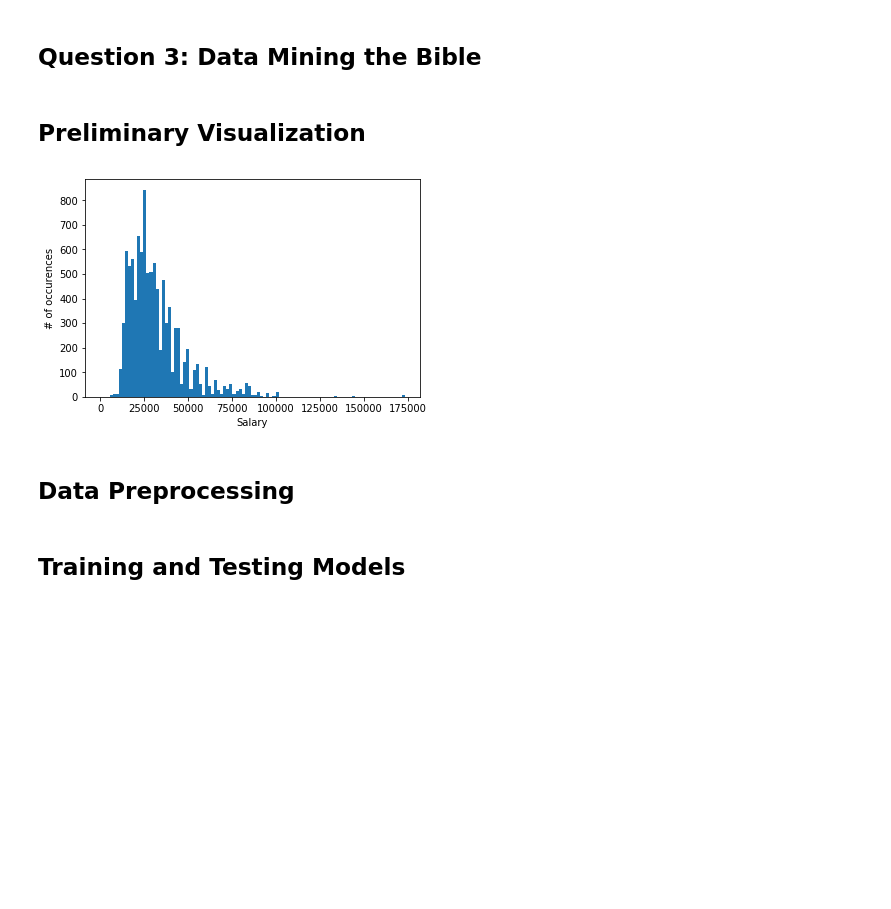
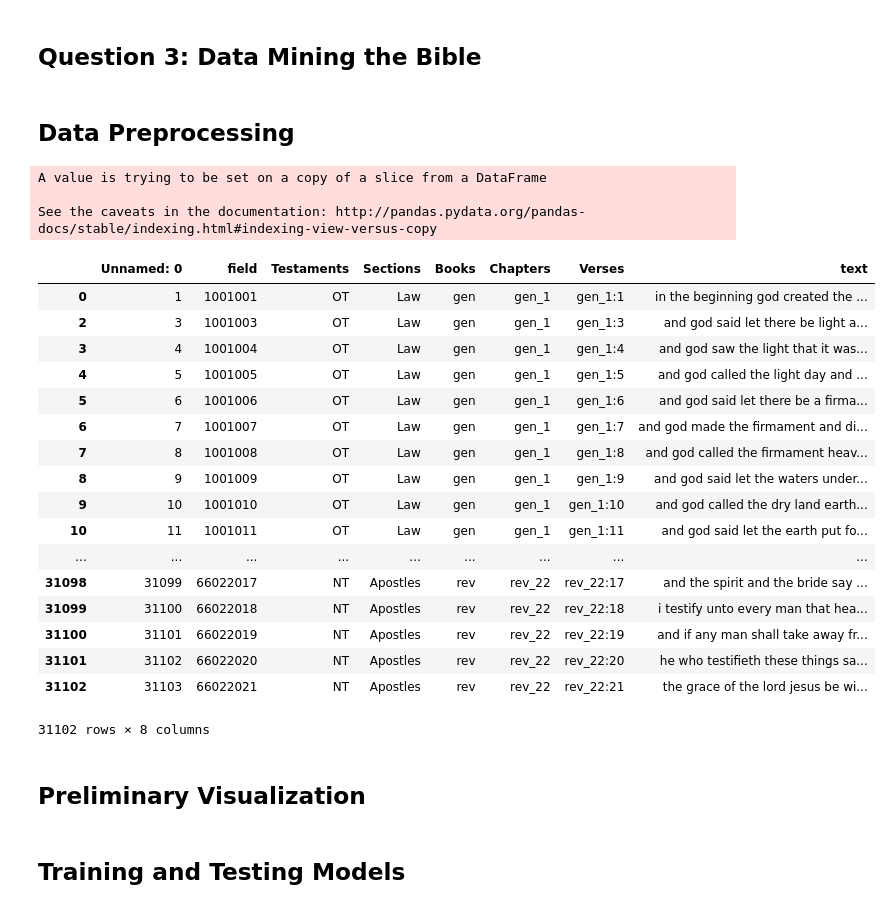
Before and after one commit to rohitkyadv/STAT517, a Jupyter notebook: Question3_Pro2.ipynb, the cells around one changed output. Cells and saved outputs as stored; diff of their text form; code cells hidden in the pictures; blank space fills up the shorter version.

```diff
--- a/Question3_Pro2.ipynb
+++ b/Question3_Pro2.ipynb
@@ -16,20 +16,49 @@ from sklearn.ensemble import GradientBoostingRegressor
 from sklearn.tree import DecisionTreeRegressor
 import time
 # %%
-# read file
-originalsalary = pd.read_csv("http://www.webpages.uidaho.edu/~stevel/Datasets/salary_uk.csv")
+bibleoriginal = pd.read_csv("http://www.webpages.uidaho.edu/~stevel/Datasets/bible_asv.csv")
+# %% [markdown]
+## Data Preprocessing
+# %%
+bible = bibleoriginal
+bible['text'] = bible['text'].str.lower()
+bible['text'] = bible['text'].str.replace('[^\w\s]','')
+bible['text'] = bible['text'].str.replace('\d+', '')
+biblebooks = bible
+for n in range(len(biblebooks)):
+biblebooks['text'][0] += ' ' + biblebooks['text'][1]
+biblebooks = biblebooks.drop([1])
+biblebooks
+
+#tf-idf
+#first we create vector using only 100 words and removing useless stop words
+#vector = TfidfVectorizer(stop_words='english', max_features=100)
+#bible = pd.DataFrame(vector.fit_transform(bible).toarray(), columns = vector.get_feature_names())
+#bible
+# %% [output]
+A value is trying to be set on a copy of a slice from a DataFrame
+
+See the caveats in the documentation: http://pandas.pydata.org/pandas-docs/stable/indexing.html#indexing-view-versus-copy
+|  | Unnamed: 0 | field | Testaments | Sections | Books | Chapters | Verses | text |
+| 0 | 1 | 1001001 | OT | Law | gen | gen_1 | gen_1:1 | in the beginning god created the ... |
+| 2 | 3 | 1001003 | OT | Law | gen | gen_1 | gen_1:3 | and god said let there be light a... |
+| 3 | 4 | 1001004 | OT | Law | gen | gen_1 | gen_1:4 | and god saw the light that it was... |
+| 4 | 5 | 1001005 | OT | Law | gen | gen_1 | gen_1:5 | and god called the light day and ... |
+| 5 | 6 | 1001006 | OT | Law | gen | gen_1 | gen_1:6 | and god said let there be a firma... |
+| 6 | 7 | 1001007 | OT | Law | gen | gen_1 | gen_1:7 | and god made the firmament and di... |
+| 7 | 8 | 1001008 | OT | Law | gen | gen_1 | gen_1:8 | and god called the firmament heav... |
+| 8 | 9 | 1001009 | OT | Law | gen | gen_1 | gen_1:9 | and god said let the waters under... |
+| 9 | 10 | 1001010 | OT | Law | gen | gen_1 | gen_1:10 | and god called the dry land earth... |
+| 10 | 11 | 1001011 | OT | Law | gen | gen_1 | gen_1:11 | and god said let the earth put fo... |
+| ... | ... | ... | ... | ... | ... | ... | ... | ... |
+| 31098 | 31099 | 66022017 | NT | Apostles | rev | rev_22 | rev_22:17 | and the spirit and the bride say ... |
+| 31099 | 31100 | 66022018 | NT | Apostles | rev | rev_22 | rev_22:18 | i testify unto every man that hea... |
+| 31100 | 31101 | 66022019 | NT | Apostles | rev | rev_22 | rev_22:19 | and if any man shall take away fr... |
+| 31101 | 31102 | 66022020 | NT | Apostles | rev | rev_22 | rev_22:20 | he who testifieth these things sa... |
+| 31102 | 31103 | 66022021 | NT | Apostles | rev | rev_22 | rev_22:21 | the grace of the lord jesus be wi... |
+31102 rows × 8 columns
 # %% [markdown]
 ## Preliminary Visualization
-# %%
-salary = originalsalary
-plt.hist(originalsalary['SalaryNormalized'], bins=[n*1750 for n in range(100)], histtype='stepfilled')
-plt.xlabel("Salary")
-plt.ylabel("# of occurences")
-plt.show()
-# %% [output]
-[figure, removed]
-# %% [markdown]
-## Data Preprocessing
 # %%
 # preprocessing
 
```
